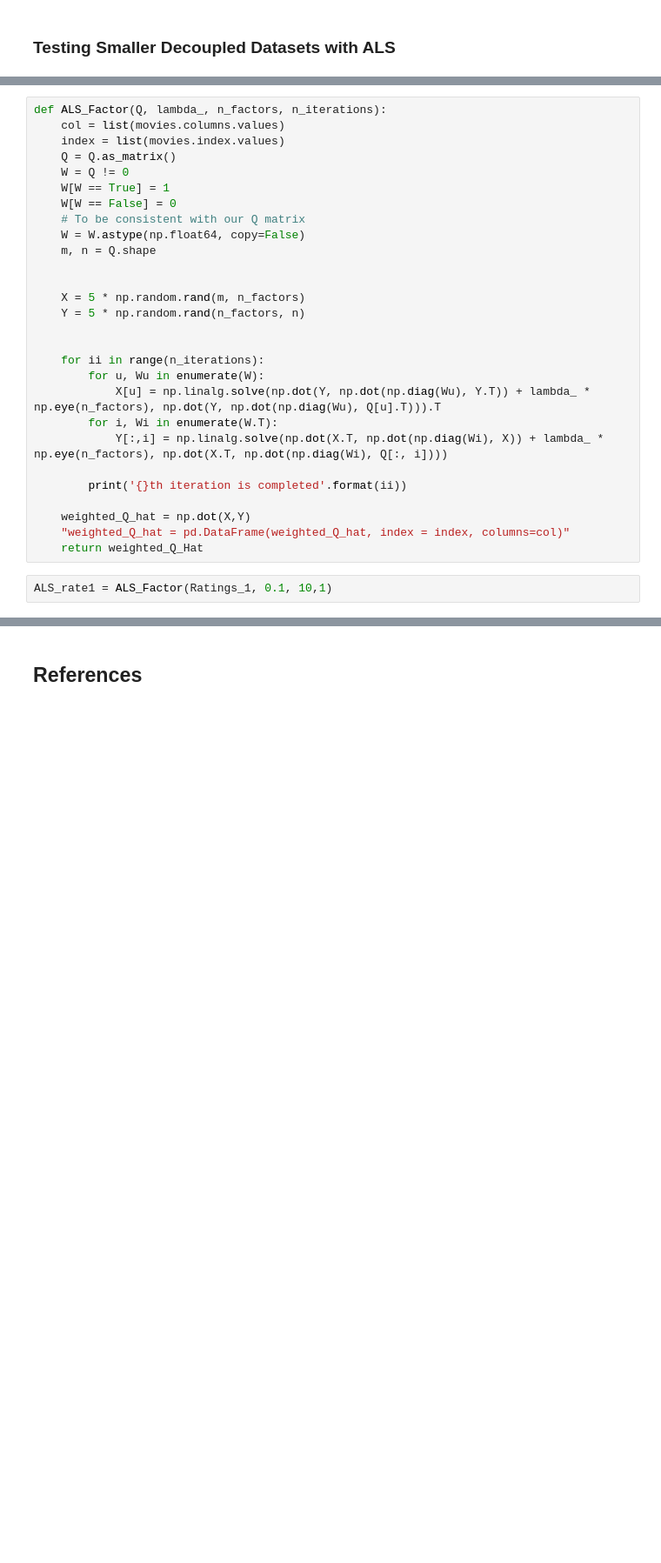
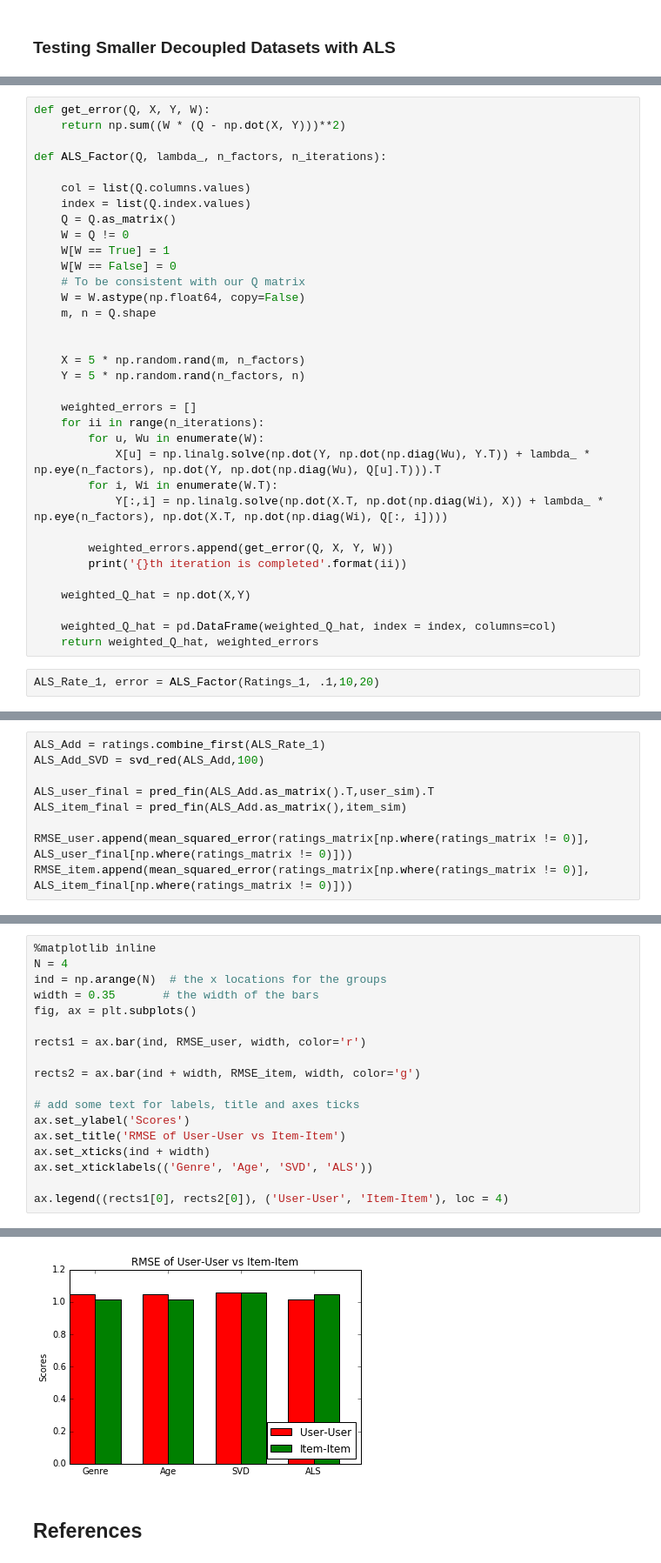
Before and after one commit to mfarris9505/Final_643, a Jupyter notebook: Final Project-Copy2.ipynb, the cells around one changed output, grey strips where cells are left out. Shown at 87% size. Cells and saved outputs as stored; diff of their text form; blank space fills up the shorter version.

```diff
--- a/Final Project-Copy2.ipynb
+++ b/Final Project-Copy2.ipynb
@@ -279,7 +291,11 @@ ax.legend((rects1[0], rects2[0]), ('User-User', 'Item-Item'), loc = 4)
 # %%
+def get_error(Q, X, Y, W):
+    return np.sum((W * (Q - np.dot(X, Y)))**2)
+
 def ALS_Factor(Q, lambda_, n_factors, n_iterations):
-    col = list(movies.columns.values)
-    index = list(movies.index.values)
+
+    col = list(Q.columns.values)
+    index = list(Q.index.values)
     Q = Q.as_matrix()
     W = Q != 0
     W[W == True] = 1
@@ -292,19 +308,21 @@ def ALS_Factor(Q, lambda_, n_factors, n_iterations):
     X = 5 * np.random.rand(m, n_factors)
     Y = 5 * np.random.rand(n_factors, n)
 
-
+    weighted_errors = []
     for ii in range(n_iterations):
         for u, Wu in enumerate(W):
             X[u] = np.linalg.solve(np.dot(Y, np.dot(np.diag(Wu), Y.T)) + lambda_ * np.eye(n_factors), np.dot(Y, np.dot(np.diag(Wu), Q[u].T))).T
         for i, Wi in enumerate(W.T):
             Y[:,i] = np.linalg.solve(np.dot(X.T, np.dot(np.diag(Wi), X)) + lambda_ * np.eye(n_factors), np.dot(X.T, np.dot(np.diag(Wi), Q[:, i])))
 
+        weighted_errors.append(get_error(Q, X, Y, W))
         print('{}th iteration is completed'.format(ii))
 
     weighted_Q_hat = np.dot(X,Y)
-    "weighted_Q_hat = pd.DataFrame(weighted_Q_hat, index = index, columns=col)"
-    return weighted_Q_Hat
+
+    weighted_Q_hat = pd.DataFrame(weighted_Q_hat, index = index, columns=col)
+    return weighted_Q_hat, weighted_errors
 # %%
-ALS_rate1 = ALS_Factor(Ratings_1, 0.1, 10,1)
+ALS_Rate_1, error = ALS_Factor(Ratings_1, .1,10,20)
 # %% [output]
 0th iteration is completed
@@ -311,0 +348,9 @@ ValueError: Shape of passed values is (3706, 222), indices imply (18, 3706)
+# %%
+ALS_Add = ratings.combine_first(ALS_Rate_1)
+ALS_Add_SVD = svd_red(ALS_Add,100)
+
+ALS_user_final = pred_fin(ALS_Add.as_matrix().T,user_sim).T
+ALS_item_final = pred_fin(ALS_Add.as_matrix(),item_sim)
+
+RMSE_user.append(mean_squared_error(ratings_matrix[np.where(ratings_matrix != 0)], ALS_user_final[np.where(ratings_matrix != 0)]))
+RMSE_item.append(mean_squared_error(ratings_matrix[np.where(ratings_matrix != 0)], ALS_item_final[np.where(ratings_matrix != 0)]))
@@ -311,0 +361,19 @@ ValueError: Shape of passed values is (3706, 222), indices imply (18, 3706)
+# %%
+%matplotlib inline
+N = 4
+ind = np.arange(N)  # the x locations for the groups
+width = 0.35       # the width of the bars
+fig, ax = plt.subplots()
+
+rects1 = ax.bar(ind, RMSE_user, width, color='r')
+
+rects2 = ax.bar(ind + width, RMSE_item, width, color='g')
+
+# add some text for labels, title and axes ticks
+ax.set_ylabel('Scores')
+ax.set_title('RMSE of User-User vs Item-Item')
+ax.set_xticks(ind + width)
+ax.set_xticklabels(('Genre', 'Age', 'SVD', 'ALS'))
+
+ax.legend((rects1[0], rects2[0]), ('User-User', 'Item-Item'), loc = 4)
+# %% [output]
@@ -312,3 +381,4 @@ ValueError: Shape of passed values is (3706, 222), indices imply (18, 3706)
+[figure, added]
 # %% [markdown]
 ## References
 # %% [markdown]
```
Also changed, not shown: parts of 9 cells of this notebook.
